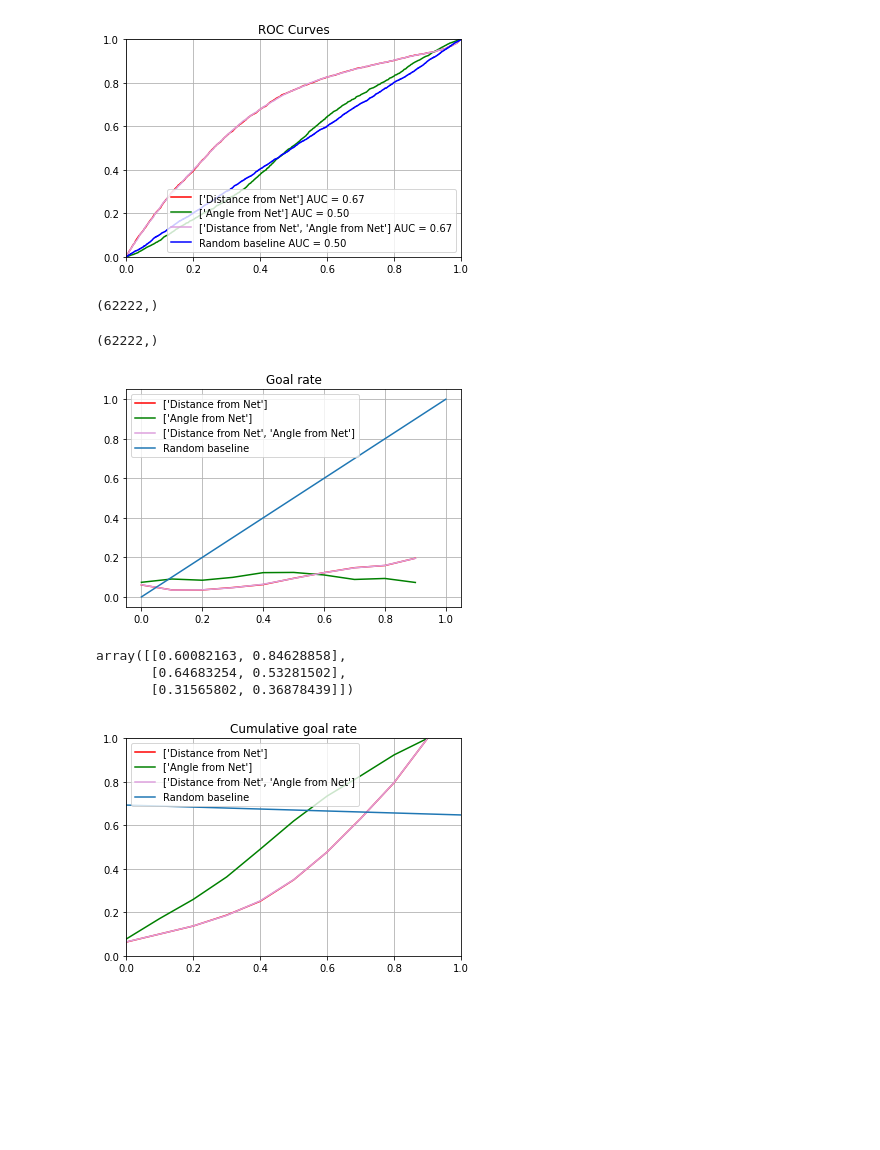
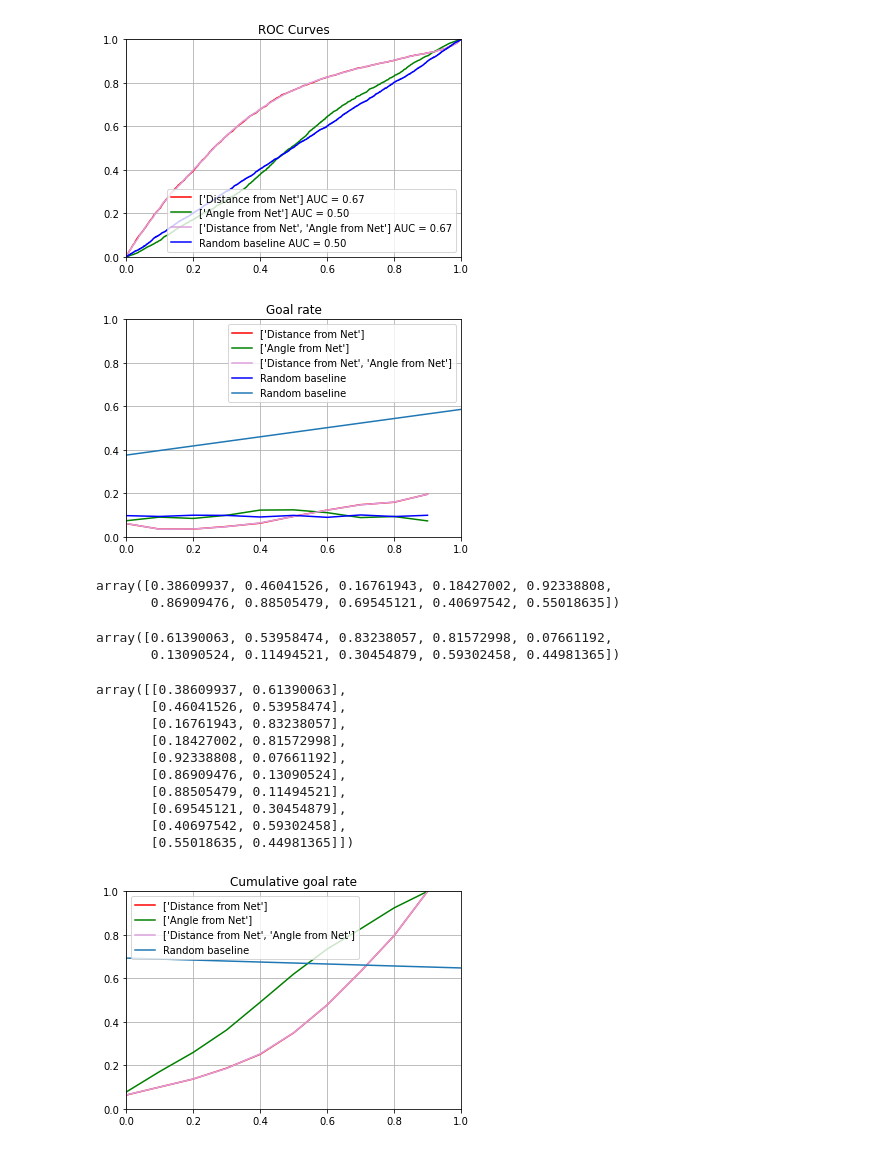
Before and after one commit to IreneZhou0129/IFT6758_m1, a Jupyter notebook: notebooks/m2_q3.ipynb, the cells around one changed output. Saved outputs shown, nothing was run; the diff lists cells and outputs as text; code cells hidden in the pictures; blank space fills up the shorter version.

Commit message:
added randome baseline on goal rate

```diff
--- a/notebooks/m2_q3.ipynb
+++ b/notebooks/m2_q3.ipynb
@@ -432,50 +432,68 @@ def plot_roc(feature_color_dict):
 plot_roc(feature_color_dict)
 # %% [output]
 [figure]
-# %%
-is_goal = probs[:,1]
-is_goal.shape
-# %% [output]
-(62222,)
-# %%
-r = np.random.uniform(0,1,is_goal.shape[0])
-r.shape
-# %% [output]
-(62222,)
 # %%
 def plot_goal_rate(feature_color_dict):
 
     for k,v in feature_color_dict.items():
 
         f = v[0]
         color = v[1]
 
-        probs = q3_2(X, y, f)
-        is_goal = probs[:,1]
+        if f != 'Random baseline':
+            probs = q3_2(X, y, f)
+            is_goal = probs[:,1]
+            perc_df = get_percentile(X, y, probs, f)
 
-        perc_df = get_percentile(X, y, probs, f)
+        # Random baseline
+        else:
+            is_goal = np.random.uniform(0,1,is_goal.shape[0])
+            no_goal_prob = np.array([(1-i) for i in is_goal])
+            probs = np.column_stack((is_goal, no_goal_prob))
+            perc_df = get_percentile(X, y, probs)
+
         goal_rate_df = get_rate(perc_df)
         plt.plot(
             goal_rate_df['Percentile']/100,
             goal_rate_df['Rate']/100,
             label = f'{f}',
             color = color
         )
 
     plot_random_baseline()
     plt.title('Goal rate')
     plt.legend()
     plt.grid(True)
 
 plot_goal_rate(feature_color_dict)
 # %% [output]
-[figure, old version]
+[figure, new version]
-# %%
-np.random.random_sample((3, 2))
-# %% [output]
-array([[0.60082163, 0.84628858],
-       [0.64683254, 0.53281502],
-       [0.31565802, 0.36878439]])
+# %%
+goal_prob = np.random.uniform(0,1,10)
+goal_prob
+# %% [output]
+array([0.38609937, 0.46041526, 0.16761943, 0.18427002, 0.92338808,
+       0.86909476, 0.88505479, 0.69545121, 0.40697542, 0.55018635])
+# %%
+no_goal_prob = np.array([(1-i) for i in goal_prob])
+no_goal_prob
+# %% [output]
+array([0.61390063, 0.53958474, 0.83238057, 0.81572998, 0.07661192,
+       0.13090524, 0.11494521, 0.30454879, 0.59302458, 0.44981365])
+# %%
+random_probs = np.column_stack((goal_prob,no_goal_prob))
+random_probs
+# %% [output]
+array([[0.38609937, 0.61390063],
+       [0.46041526, 0.53958474],
+       [0.16761943, 0.83238057],
+       [0.18427002, 0.81572998],
+       [0.92338808, 0.07661192],
+       [0.86909476, 0.13090524],
+       [0.88505479, 0.11494521],
+       [0.69545121, 0.30454879],
+       [0.40697542, 0.59302458],
+       [0.55018635, 0.44981365]])
 # %%
 def plot_cumulative_rate(feature_color_dict):
 
```
